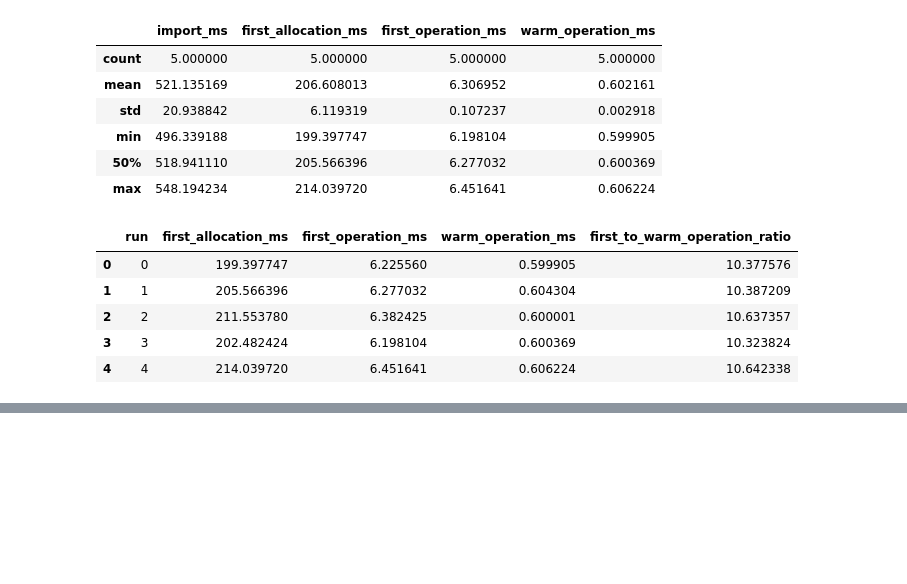
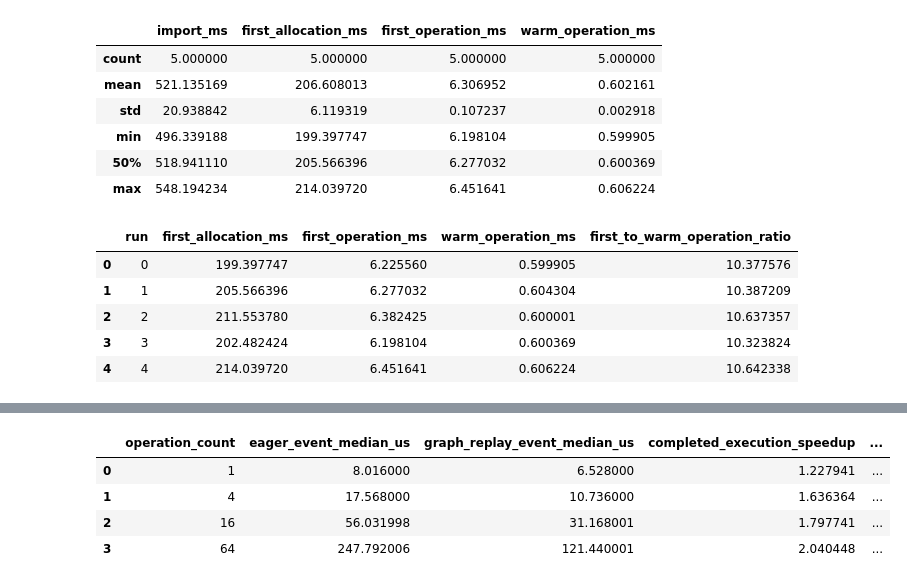
Before and after one commit to coert/dgx-spark-lab, a Jupyter notebook: experiments/00-foundations/05-cuda-fundamentals.ipynb, the cells around one changed output, grey strips where cells are left out. Drawn from its saved outputs; the diff is of its cells as text; code cells hidden in the pictures; blank space fills up the shorter version.

```diff
--- a/experiments/00-foundations/05-cuda-fundamentals.ipynb
+++ b/experiments/00-foundations/05-cuda-fundamentals.ipynb
@@ -795,0 +991,63 @@ cold_start_comparison[
+# %%
+graph_event_rows = []
+
+for operation_count, bundle in graph_bundles.items():
+    eager_tensor = bundle["eager_tensor"]
+    graph = bundle["graph"]
+
+    eager_event_us = []
+    graph_event_us = []
+
+    start_event = torch.cuda.Event(
+        enable_timing=True,
+    )
+    end_event = torch.cuda.Event(
+        enable_timing=True,
+    )
+
+    for _ in range(GRAPH_REPETITIONS):
+        start_event.record()
+
+        eager_add_sequence(
+            eager_tensor,
+            operation_count,
+        )
+
+        end_event.record()
+        end_event.synchronize()
+
+        eager_event_us.append(start_event.elapsed_time(end_event) * 1_000)
+
+    for _ in range(GRAPH_REPETITIONS):
+        start_event.record()
+
+        graph.replay()
+
+        end_event.record()
+        end_event.synchronize()
+
+        graph_event_us.append(start_event.elapsed_time(end_event) * 1_000)
+
+    eager_median_us = float(pd.Series(eager_event_us).median())
+    graph_median_us = float(pd.Series(graph_event_us).median())
+
+    graph_event_rows.append(
+        {
+            "operation_count": operation_count,
+            "eager_event_median_us": eager_median_us,
+            "graph_replay_event_median_us": (graph_median_us),
+            "completed_execution_speedup": (eager_median_us / graph_median_us),
+            "eager_us_per_operation": (eager_median_us / operation_count),
+            "graph_us_per_operation": (graph_median_us / operation_count),
+        }
+    )
+
+graph_event_timings = pd.DataFrame(graph_event_rows)
+
+graph_event_timings
+# %% [output]
+|  | operation_count | eager_event_median_us | graph_replay_event_median_us | completed_execution_speedup | ... |
+| 0 | 1 | 8.016000 | 6.528000 | 1.227941 | ... |
+| 1 | 4 | 17.568000 | 10.736000 | 1.636364 | ... |
+| 2 | 16 | 56.031998 | 31.168001 | 1.797741 | ... |
+| 3 | 64 | 247.792006 | 121.440001 | 2.040448 | ... |
```
Also changed, not shown: parts of 10 cells of this notebook.
